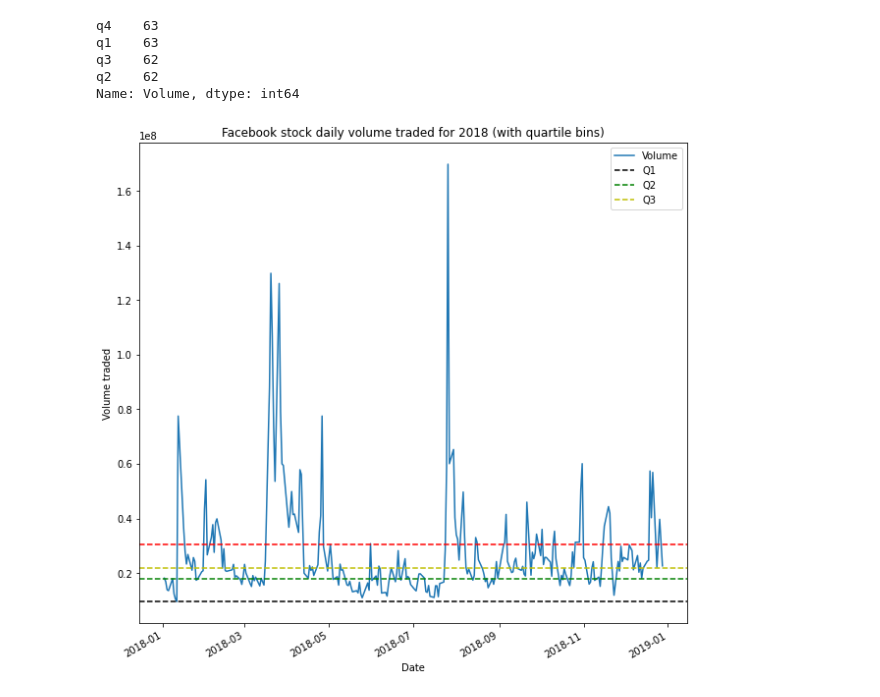
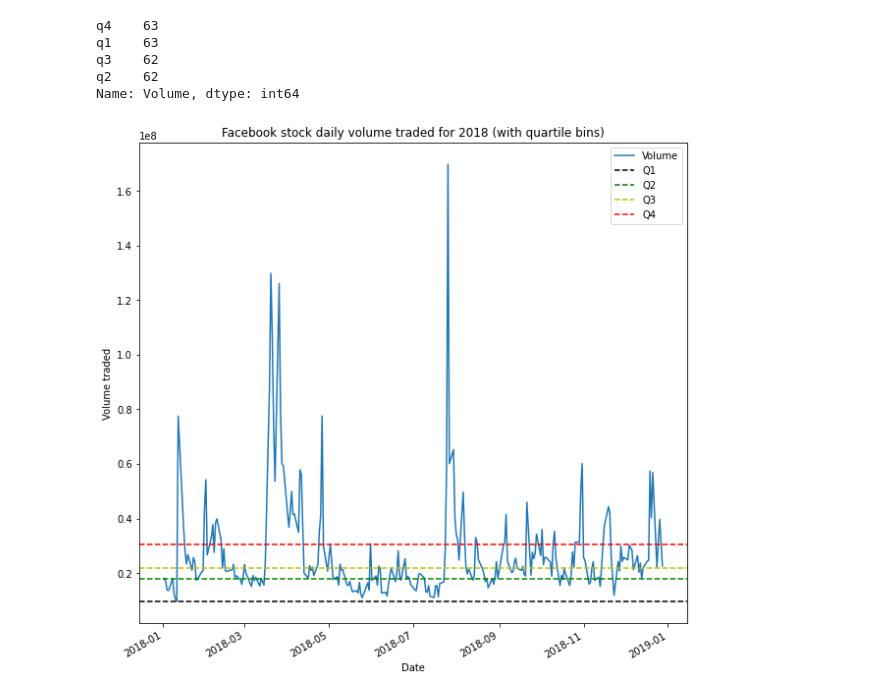
Before and after one commit to jose-cano/Exploring-data, a Jupyter notebook: Facebook_stocks_2018.ipynb, the cells around one changed output. Drawn from its saved outputs; the diff is of its cells as text; code cells hidden in the pictures.

```diff
--- a/Facebook_stocks_2018.ipynb
+++ b/Facebook_stocks_2018.ipynb
@@ -123,28 +123,28 @@ Name: Volume, dtype: int64
 # %%
 fb['quartile'] = pd.qcut(
     fb.Volume, q=4, labels=["q1", "q2", "q3", "q4"]
 )
 q1 = fb[fb["quartile"] == "q1"].nsmallest(1, "Volume")["Volume"][0]
 q2 = fb[fb["quartile"] == "q2"].nsmallest(1, "Volume")["Volume"][0]
 q3 = fb[fb["quartile"] == "q3"].nsmallest(1, "Volume")["Volume"][0]
 q4 = fb[fb["quartile"] == "q4"].nsmallest(1, "Volume")["Volume"][0]
 
 fb.Volume.plot(figsize=[10, 10])
 plt.axhline(
     y=q1, color='black', linestyle='--', label="Q1"
 )
 plt.axhline(
     y=q2, color='g', linestyle='--', label="Q2"
 )
 plt.axhline(
     y=q3, color='y', linestyle='--', label="Q3"
 )
 plt.axhline(
-    y=q4, color='r', linestyle='--'
+    y=q4, color='r', linestyle='--', label="Q4"
 )
 plt.title("Facebook stock daily volume traded for 2018 (with quartile bins)")
 plt.ylabel("Volume traded")
 plt.legend()
 plt.show()
 # %% [output]
-[figure, old version]
+[figure, new version]
```
